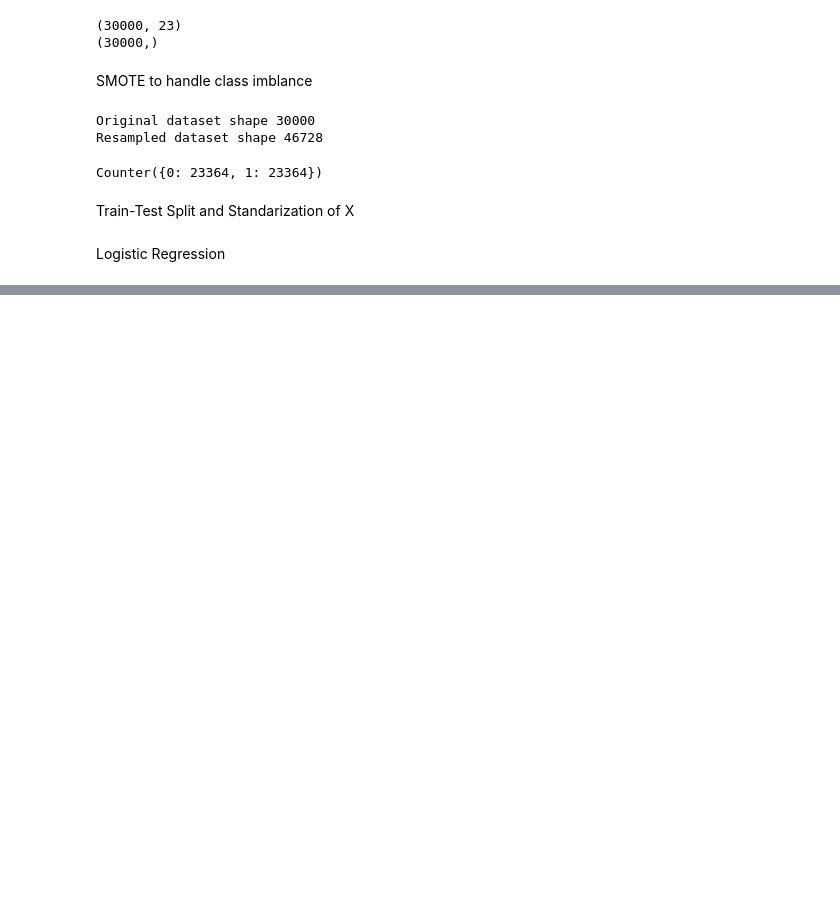
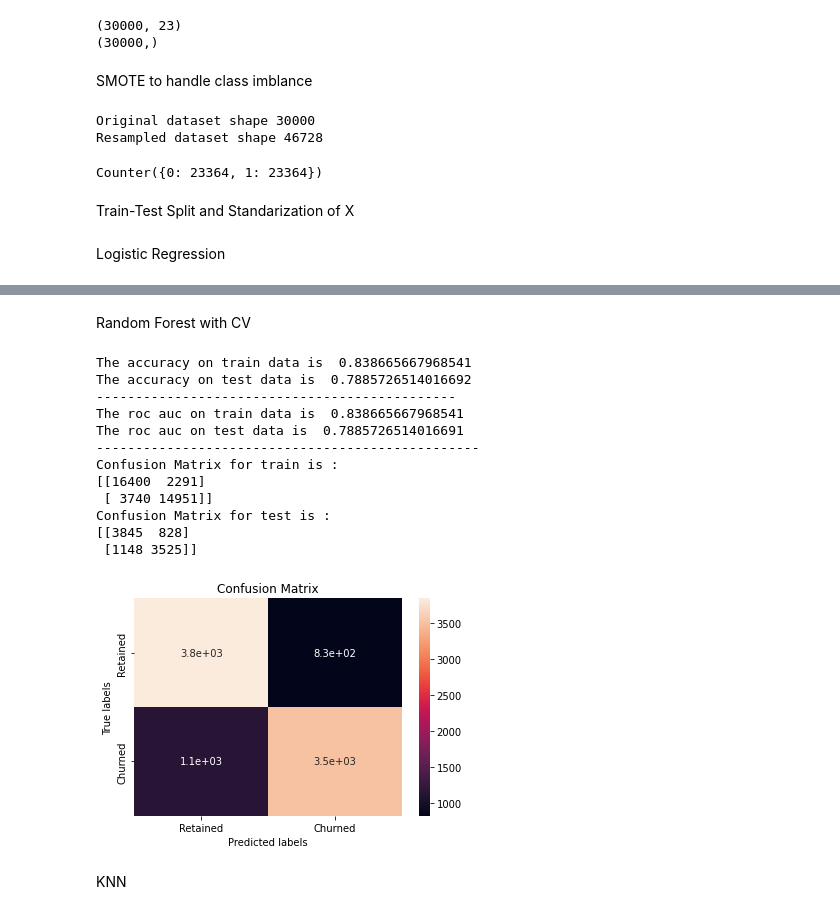
Before and after one commit to MiteshBhanushali/Credit-Card-Default, a Jupyter notebook: Copy_of_Credit_Card_Default_Prediction_Capstone_Project.ipynb, the cells around one changed output, grey strips where cells are left out. Drawn from its saved outputs; the diff is of its cells as text; code cells hidden in the pictures; blank space fills up the shorter version.

```diff
--- a/Copy_of_Credit_Card_Default_Prediction_Capstone_Project.ipynb
+++ b/Copy_of_Credit_Card_Default_Prediction_Capstone_Project.ipynb
@@ -517,0 +561,24 @@ Confusion Matrix is :
+# %% [markdown]
+Random Forest with CV
+# %%
+from sklearn.ensemble import RandomForestClassifier
+from sklearn.model_selection import GridSearchCV
+classifier = RandomForestClassifier()
+grid_values = {'n_estimators':[40,50, 80,100,120], 'max_depth':[3, 5, 7,9,11]}
+classifier = GridSearchCV(classifier, param_grid = grid_values, scoring = 'roc_auc', cv=5)
+# %%
+print_accuracy(classifier,x_train_sm,x_test_sm,y_train_sm,y_test_sm)
+# %% [output]
+The accuracy on train data is  0.838665667968541
+The accuracy on test data is  0.7885726514016692
+----------------------------------------------
+The roc auc on train data is  0.838665667968541
+The roc auc on test data is  0.7885726514016691
+-------------------------------------------------
+Confusion Matrix for train is :
+[[16400  2291]
+ [ 3740 14951]]
+Confusion Matrix for test is :
+[[3845  828]
+ [1148 3525]]
+[figure, added]
@@ -517,0 +589,2 @@ Confusion Matrix is :
+# %% [markdown]
+KNN
```
Also changed, not shown: parts of 12 cells of this notebook.
